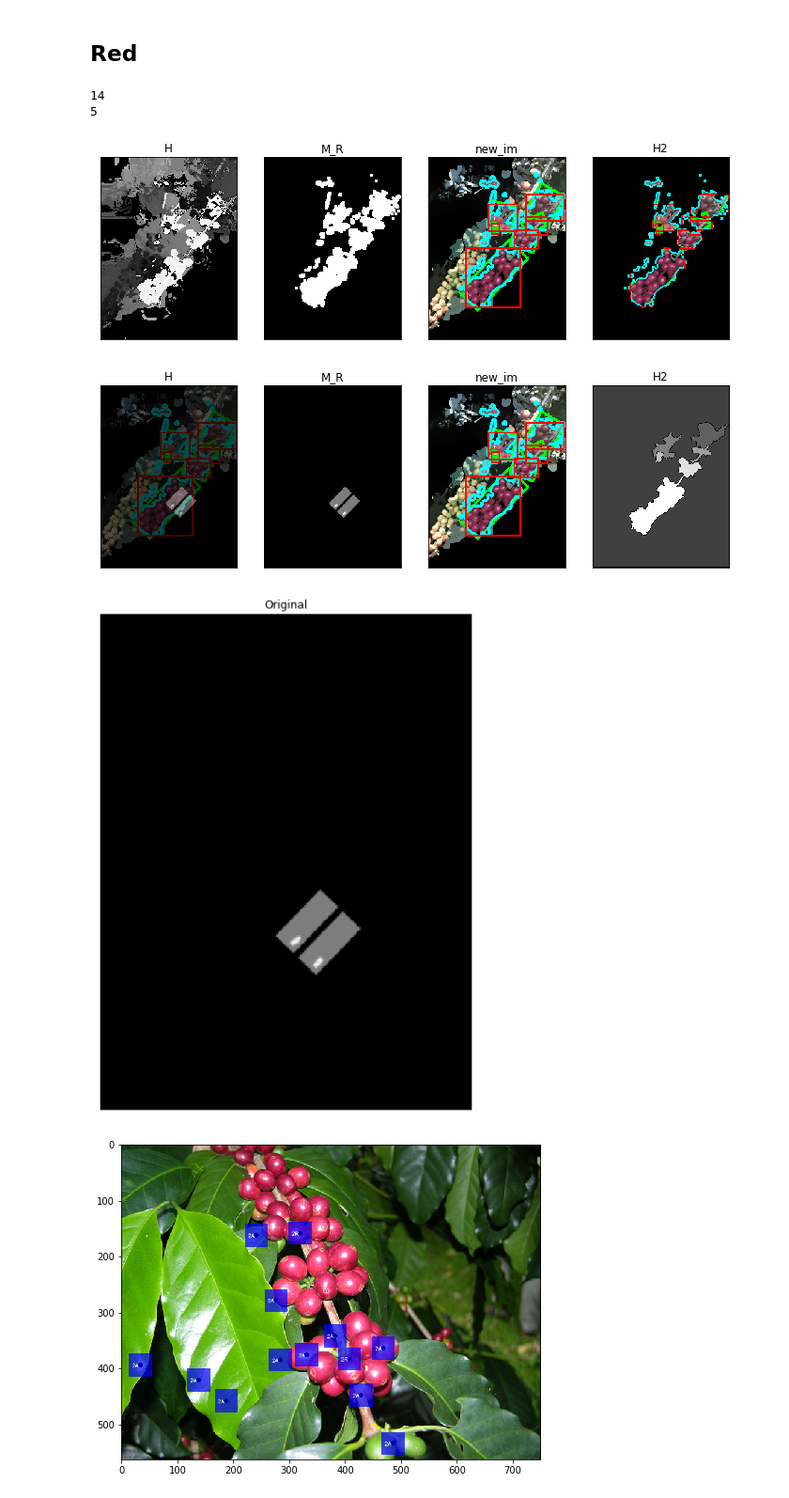
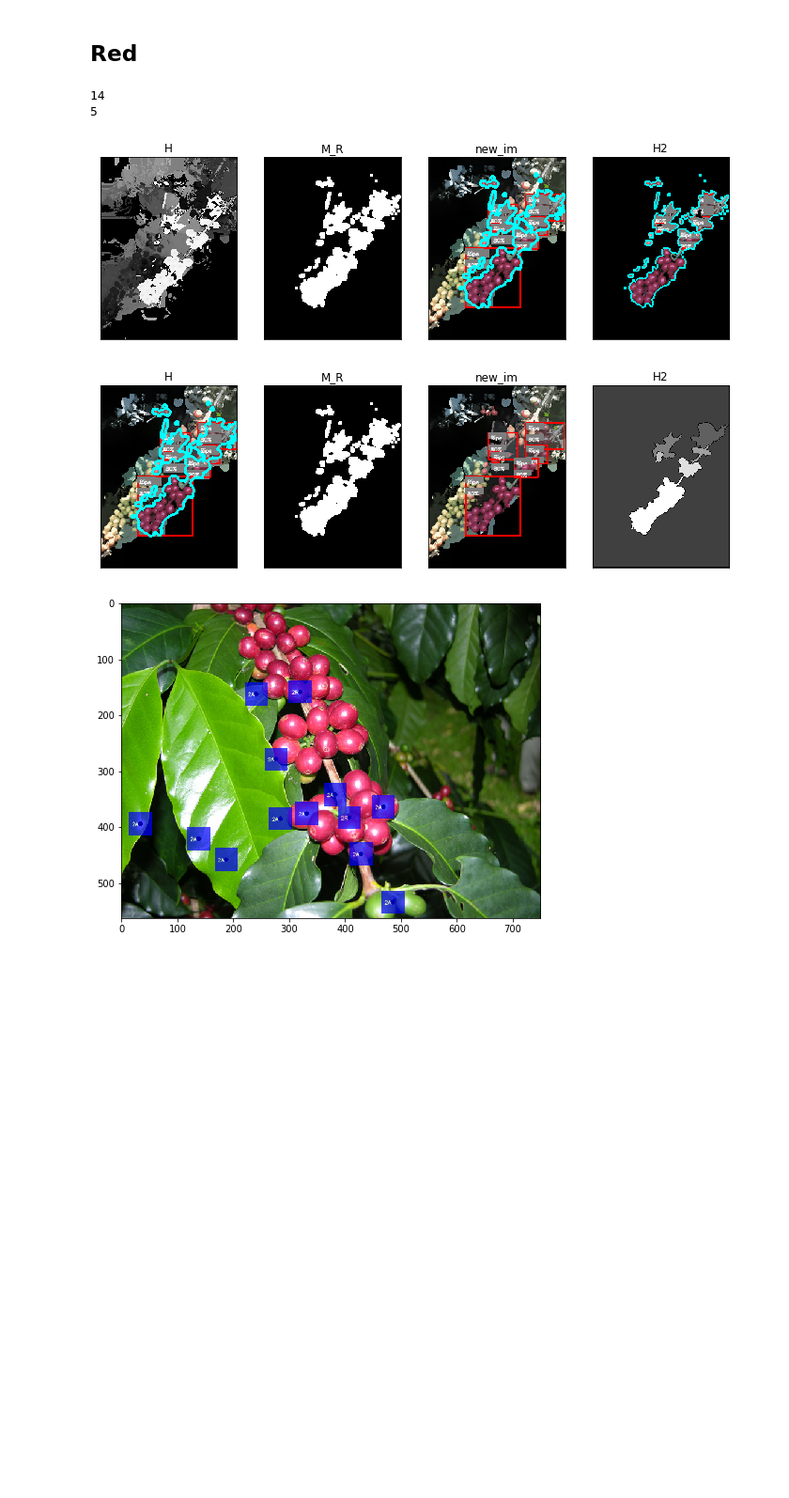
Before and after one commit to waltermayor/DigitalImageProcessing_colab, a Jupyter notebook: Final_Final_Entrega_2.ipynb, the cells around one changed output. Shown at 94% size. Cells and saved outputs as stored; diff of their text form; code cells hidden in the pictures; blank space fills up the shorter version.

```diff
--- a/Final_Final_Entrega_2.ipynb
+++ b/Final_Final_Entrega_2.ipynb
@@ -283,9 +283,7 @@ contourokre=[]
 
 for idx,c in enumerate(contours):
     area=cv2.contourArea(c)
-    #print(area)
-    #areas.append(cv2.contourArea(c))
-    #print(area)
+
     if area <= 50:
       contours2Filtera.append(c)
     else:
@@ -331,54 +329,49 @@ for i in range(2,ret+1):
     font = cv2.FONT_HERSHEY_SIMPLEX
     font_size = 0.1
     font_color = (255, 255, 255)
     cv2.rectangle(textImg,(left,top),(right,bottom),(125,125,125,0.8),-1,1)
     cv2.rectangle(textImg,(left,top+20),(right,bottom+20),(125,125,125,0.6),-1,1)
     cv2.putText(textImg,"Ripe",(left+3,top+12),font,font_size,font_color,1,cv2.LINE_AA)
     cv2.putText(textImg,str(80)+"%",(left+3,top+32),font,font_size,font_color,1,cv2.LINE_AA)
     '''
     #-----------------------------------------------------------
 
     (x,y,w,h) = cv2.boundingRect(cntr[0])
-    cv2.rectangle(img_RGBCopyII, (x,y), (x+w,y+h), (255, 0, 0), 2)
-    left,top,right,bottom= x,y,x+40,y+15
-    textImg=np.zeros( (rows, columns,3), dtype = np.uint8)
+    cv2.rectangle(img_RGBCopyIII, (x,y), (x+w,y+h), (255, 0, 0), 2)
+    left,top,right,bottom= x,y,x+30,y+10
     font = cv2.FONT_HERSHEY_SIMPLEX
-    font_size = 0.1
+    font_size = 0.3
     font_color = (255, 255, 255)
-    cv2.rectangle(textImg,(left,top),(right,bottom),(125,125,125,0.8),-1,1)
-    cv2.rectangle(textImg,(left,top+20),(right,bottom+20),(125,125,125,0.6),-1,1)
-    cv2.putText(textImg,"Ripe",(left+3,top+12),font,font_size,font_color,1,cv2.LINE_AA)
-    cv2.putText(textImg,str(80)+"%",(left+3,top+32),font,font_size,font_color,1,cv2.LINE_AA)
+    cv2.rectangle(img_RGBCopyIII,(left,top),(right,bottom),(125,125,125,0.8),-1,1)
+    cv2.rectangle(img_RGBCopyIII,(left,top+20),(right,bottom+20),(125,125,125,0.6),-1,1)
+    cv2.putText(img_RGBCopyIII,"Ripe",(left+3,top+12),font,font_size,font_color,1,cv2.LINE_AA)
+    cv2.putText(img_RGBCopyIII,str(80)+"%",(left+3,top+32),font,font_size,font_color,1,cv2.LINE_AA)
 
-    #center=tuple(np.array([rows,columns])/2)
-    center=tuple(np.array([left,top]))
-    rot_mat = cv2.getRotationMatrix2D(center,-angle,1.0)
-    textImg = cv2.warpAffine(textImg, rot_mat, (columns,rows))
+    #------------rotar texto--------------------------------------
+    ###center=tuple(np.array([rows,columns])/2) #centro
+    #center=tuple(np.array([left,top]))
+    #rot_mat = cv2.getRotationMatrix2D(center,-angle,1.0)
+    #textImg = cv2.warpAffine(textImg, rot_mat, (columns,rows))
     #alpha=0.7
     #beta = (1.0 - alpha)
     #img_RGB_Final = cv2.addWeighted(textImg, alpha, img_RGB_Final, beta, 0.0)
+    #----------------------------------------------------------------
 
 #m=cv2.drawContours(image = img_RGBCopyIII, contours = contours_M, contourIdx = -1, color = (255, 255, 255), thickness = 5)
-alpha=0.7
-beta = (1.0 - alpha)
-dst = cv2.addWeighted(textImg, alpha, img_RGBCopyII, beta, 0.0)
-
 #img_RGB_Final=img_RGB_Final+textImg
 
 print(len(contours2Filtera))
 M_R=cv2.drawContours(image = H3, contours = contours2Filtera, contourIdx = -1, color = (255, 255, 255), thickness = -1)
 
 
 new_im=cv2.bitwise_and(img_RGBCopyII, img_RGBCopyII,mask=M_R)
 display4(H,H3,img_con,new_im,"H","M_R","new_im","H2")
-display4(dst,textImg,img_RGBCopyII,markers,"H","M_R","new_im","H2")
-display(textImg)
+display4(img_RGBCopyII,M_R,img_RGBCopyIII,markers,"H","M_R","new_im","H2")
 # %% [output]
 14
 5
-[figure, old version]
+[figure, new version]
-[figure, old version]
+[figure, new version]
-[figure, removed]
 # %%
 
 #prue
```
